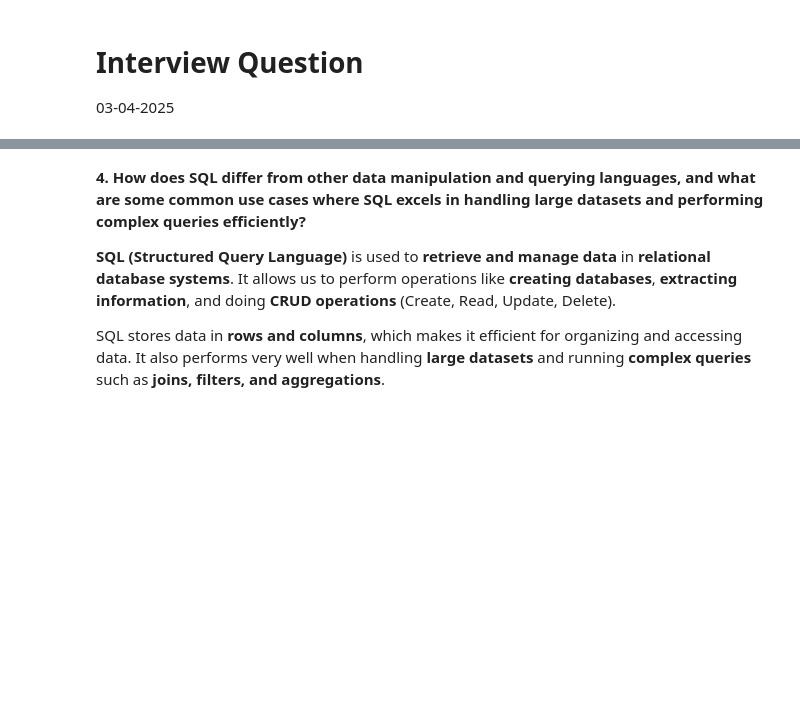
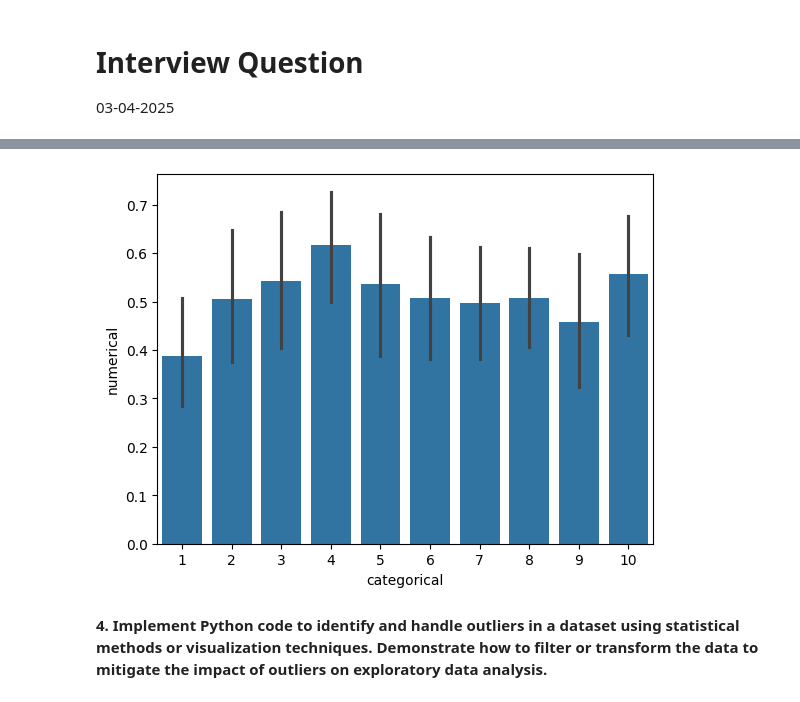
Before and after one commit to revanth-kumar-01-ai/360DigitMG-Training-Phase, a Jupyter notebook: Interview-Questions/interview_questions_03-04-2025.ipynb, the cells around one changed output, grey strips where cells are left out. Cells and saved outputs as stored; diff of their text form; code cells hidden in the pictures; blank space fills up the shorter version.

```diff
--- a/Interview-Questions/interview_questions_03-04-2025.ipynb
+++ b/Interview-Questions/interview_questions_03-04-2025.ipynb
@@ -24,7 +78,16 @@ Nowadays, people prefer using tools like **Power BI**, **Tableau**, and other mo
+# %%
+np.random.seed(42)
+cat_col = np.random.randint(1, 11, 200)
+num_col = np.random.rand(200)
+
+df = pd.DataFrame({
+    'categorical':cat_col,
+    'numerical':num_col
+})
+# %%
+sns.barplot(data = df, x = 'categorical', y = 'numerical')
+plt.show()
+# %% [output]
+[figure, added]
 # %% [markdown]
-**4. How does SQL differ from other data manipulation and querying languages, and what are some common use cases where SQL excels in handling large datasets and performing complex queries efficiently?**
-
-
-**SQL (Structured Query Language)** is used to **retrieve and manage data** in **relational database systems**. It allows us to perform operations like **creating databases**, **extracting information**, and doing **CRUD operations** (Create, Read, Update, Delete).
-
-SQL stores data in **rows and columns**, which makes it efficient for organizing and accessing data. It also performs very well when handling **large datasets** and running **complex queries** such as **joins, filters, and aggregations**.
+**4. Implement Python code to identify and handle outliers in a dataset using statistical methods or visualization techniques. Demonstrate how to filter or transform the data to mitigate the impact of outliers on exploratory data analysis.**
```
Also changed, not shown: parts of 19 cells of this notebook, 6 other files.
